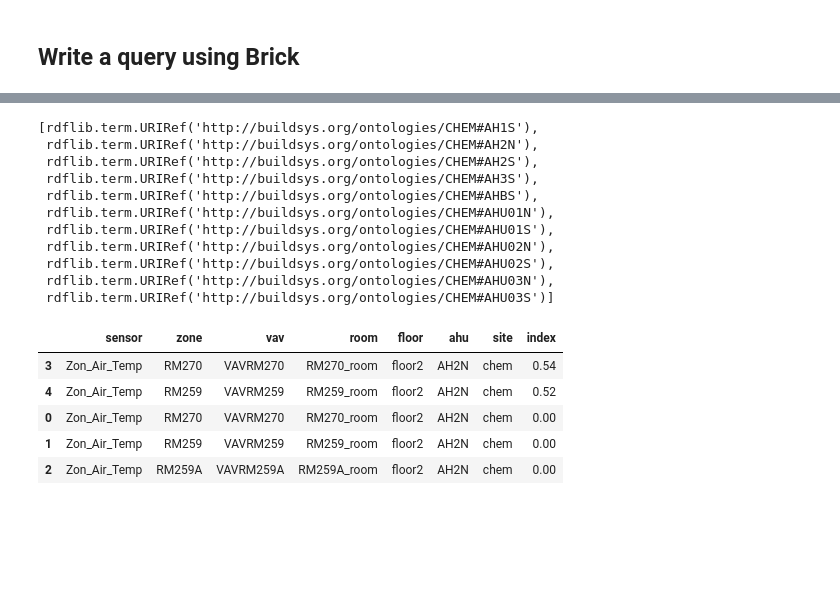
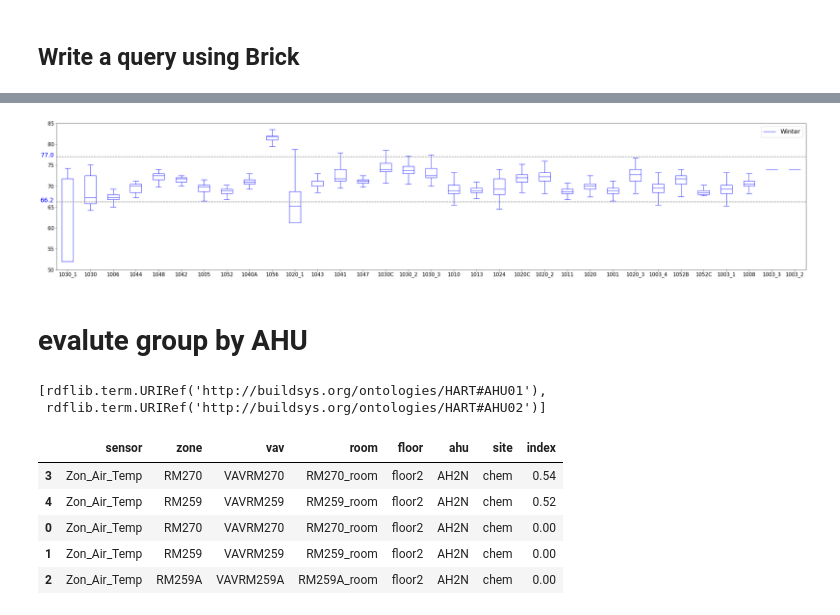
Before and after one commit to ruijis/mortardata_comfort_evaluation, a Jupyter notebook: demo.ipynb, the cells around one changed output, grey strips where cells are left out. Cells and saved outputs as stored; diff of their text form; code cells hidden in the pictures; blank space fills up the shorter version.

```diff
--- a/demo.ipynb
+++ b/demo.ipynb
@@ -214,18 +340,31 @@ res_df.sort_values(['index'], ascending=[False])
+# %%
+# drop all zeros in the dataframe
+res_w = res_w[res_w!= 0]
+# boxplot = res_box.boxplot(, grid=False, fontsize=16)
+res_w.boxplot(column=floor1_order, figsize=(40, 8), color='blue', showfliers=False)
+# plt.title('Zone air temperature ranges on a specific floor during winter occupied time', fontsize=28)
+# plt.xlabel('Room', fontsize=20)
+# plt.ylabel('Temperature (˚F)', fontsize=18)
+plt.xticks(fontsize=15)
+plt.yticks(fontsize=15)
+plt.legend(["Winter"], fontsize=18, loc='upper right')
+plt.axhline(y=66.2,color='gray',linestyle='--')
+plt.axhline(y=77.0,color='gray',linestyle='--')
+plt.text(-0.2,66.2,'66.2', fontsize=18, color='blue')
+plt.text(-0.2,77.0,'77.0', fontsize=18, color='blue')
+plt.ylim(50, 85)
+plt.grid(False)
+plt.show()
+# %% [output]
+[figure, added]
+# %% [markdown]
+# evalute group by AHU
 # %%
 # get which AHU return results for the query above
-qualify_plus(metadata_chem, 'ahu')
+qualify_plus(metadata_hart, 'ahu')
 # %% [output]
-[rdflib.term.URIRef('http://buildsys.org/ontologies/CHEM#AH1S'),
- rdflib.term.URIRef('http://buildsys.org/ontologies/CHEM#AH2N'),
- rdflib.term.URIRef('http://buildsys.org/ontologies/CHEM#AH2S'),
- rdflib.term.URIRef('http://buildsys.org/ontologies/CHEM#AH3S'),
- rdflib.term.URIRef('http://buildsys.org/ontologies/CHEM#AHBS'),
- rdflib.term.URIRef('http://buildsys.org/ontologies/CHEM#AHU01N'),
- rdflib.term.URIRef('http://buildsys.org/ontologies/CHEM#AHU01S'),
- rdflib.term.URIRef('http://buildsys.org/ontologies/CHEM#AHU02N'),
- rdflib.term.URIRef('http://buildsys.org/ontologies/CHEM#AHU02S'),
- rdflib.term.URIRef('http://buildsys.org/ontologies/CHEM#AHU03N'),
- rdflib.term.URIRef('http://buildsys.org/ontologies/CHEM#AHU03S')]
+[rdflib.term.URIRef('http://buildsys.org/ontologies/HART#AHU01'),
+ rdflib.term.URIRef('http://buildsys.org/ontologies/HART#AHU02')]
 # %%
 # loop through all the spacific floor
 group = 'ahu'
```
Also changed, not shown: parts of 33 cells of this notebook.
